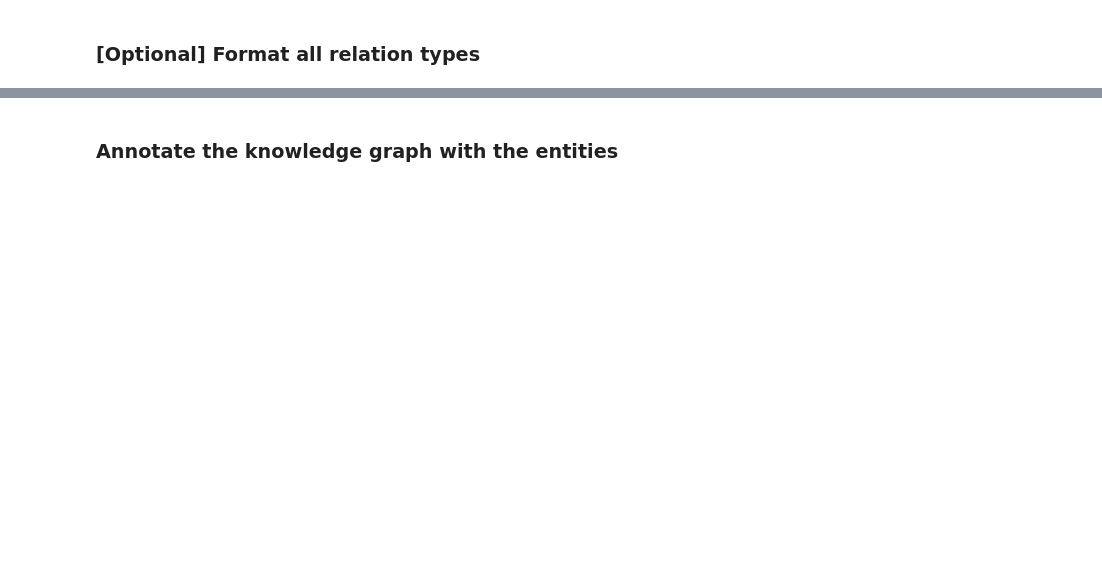
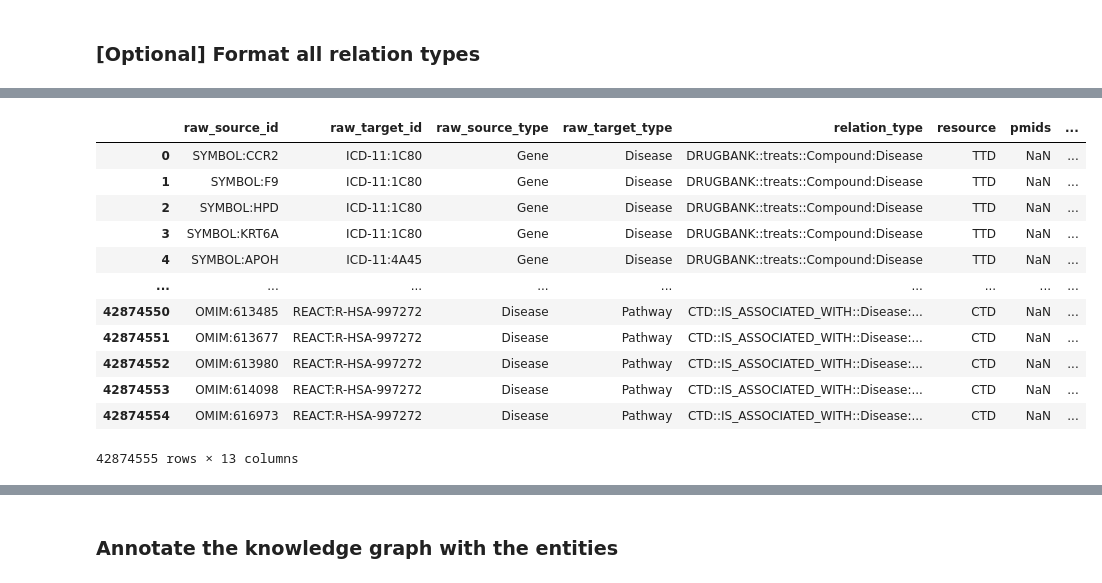
Before and after one commit to open-prophetdb/biomedgps-data, a Jupyter notebook: graph_data/prepare_dataset.ipynb, the cells around one changed output, grey strips where cells are left out. Cells and saved outputs as stored; diff of their text form; code cells hidden in the pictures; blank space fills up the shorter version.

```diff
--- a/graph_data/prepare_dataset.ipynb
+++ b/graph_data/prepare_dataset.ipynb
@@ -354,0 +562,2 @@ if relation_type_file and os.path.exists(relation_type_file):
+# %%
+knowledge_graph_origin = knowledge_graph
@@ -354,0 +587,16 @@ if relation_type_file and os.path.exists(relation_type_file):
+# %%
+knowledge_graph_origin
+# %% [output]
+|  | raw_source_id | raw_target_id | raw_source_type | raw_target_type | relation_type | resource | pmids | ... |
+| 0 | SYMBOL:CCR2 | ICD-11:1C80 | Gene | Disease | DRUGBANK::treats::Compound:Disease | TTD | NaN | ... |
+| 1 | SYMBOL:F9 | ICD-11:1C80 | Gene | Disease | DRUGBANK::treats::Compound:Disease | TTD | NaN | ... |
+| 2 | SYMBOL:HPD | ICD-11:1C80 | Gene | Disease | DRUGBANK::treats::Compound:Disease | TTD | NaN | ... |
+| 3 | SYMBOL:KRT6A | ICD-11:1C80 | Gene | Disease | DRUGBANK::treats::Compound:Disease | TTD | NaN | ... |
+| 4 | SYMBOL:APOH | ICD-11:4A45 | Gene | Disease | DRUGBANK::treats::Compound:Disease | TTD | NaN | ... |
+| ... | ... | ... | ... | ... | ... | ... | ... | ... |
+| 42874550 | OMIM:613485 | REACT:R-HSA-997272 | Disease | Pathway | CTD::IS_ASSOCIATED_WITH::Disease:... | CTD | NaN | ... |
+| 42874551 | OMIM:613677 | REACT:R-HSA-997272 | Disease | Pathway | CTD::IS_ASSOCIATED_WITH::Disease:... | CTD | NaN | ... |
+| 42874552 | OMIM:613980 | REACT:R-HSA-997272 | Disease | Pathway | CTD::IS_ASSOCIATED_WITH::Disease:... | CTD | NaN | ... |
+| 42874553 | OMIM:614098 | REACT:R-HSA-997272 | Disease | Pathway | CTD::IS_ASSOCIATED_WITH::Disease:... | CTD | NaN | ... |
+| 42874554 | OMIM:616973 | REACT:R-HSA-997272 | Disease | Pathway | CTD::IS_ASSOCIATED_WITH::Disease:... | CTD | NaN | ... |
+42874555 rows × 13 columns
```
Also changed, not shown: parts of 44 cells of this notebook, 24 other files.
